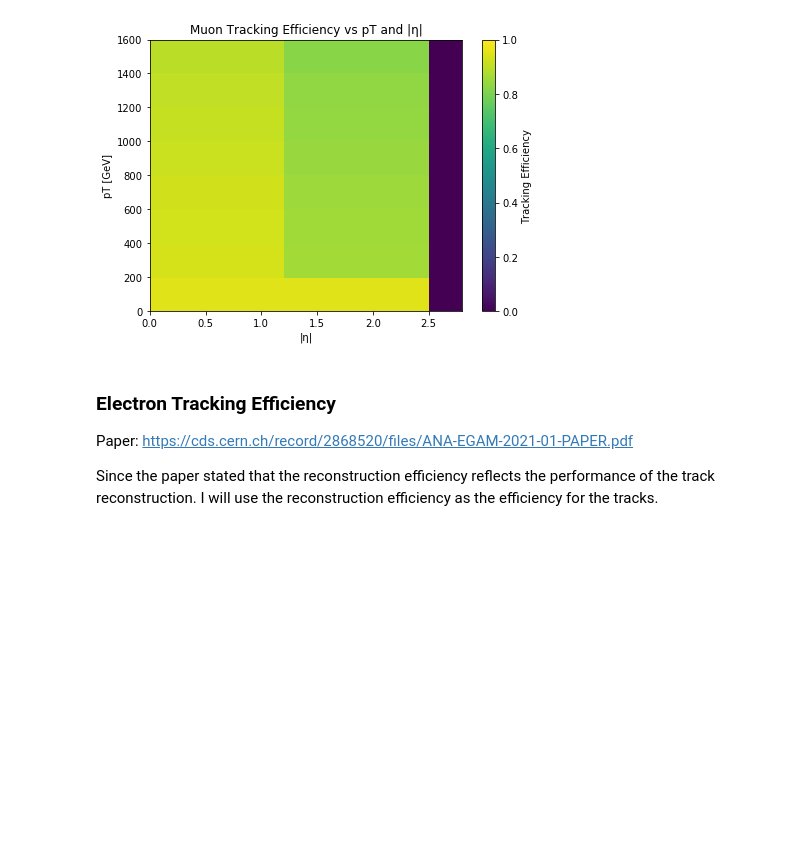
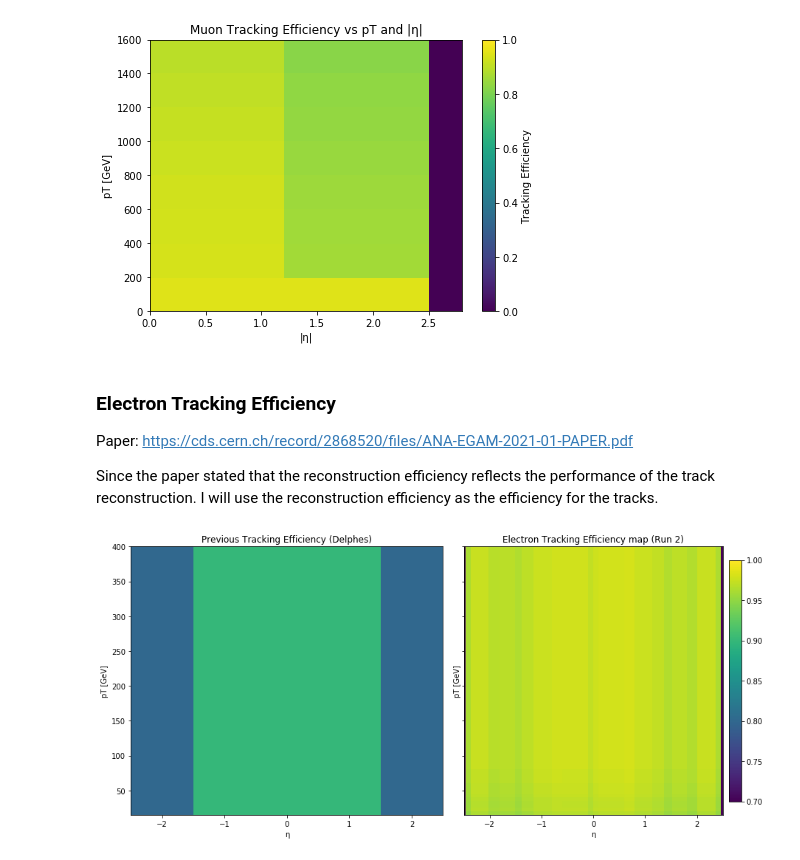
Before and after one commit to delphes/delphes, a Jupyter notebook: cards/update_ATLAS/parameter_fits.ipynb, the cells around one changed output. Saved outputs shown, nothing was run; the diff lists cells and outputs as text; code cells hidden in the pictures; blank space fills up the shorter version.

Commit message:
Electron Tracking Efficiency

```diff
--- a/cards/update_ATLAS/parameter_fits.ipynb
+++ b/cards/update_ATLAS/parameter_fits.ipynb
@@ -183,0 +210,96 @@ Since the paper stated that the reconstruction efficiency reflects the performan
+# %%
+etas = np.linspace(-2.5, 2.5, 400)
+pts = np.linspace(15, 400, 400)
+E, P = np.meshgrid(etas, pts)
+
+def eff_eta(eta):
+    for k, (emin, emax) in e_track_eta_eff.items():
+        val = float(k.split('_')[0])
+        if emin <= eta < emax:
+            return val
+    return 0.0
+
+def eff_pt(pt):
+    for k, (pmin, pmax) in e_track_pt_eff.items():
+        val = float(k.split('_')[0])
+        if pmin <= pt < pmax:
+            return val
+    if pt >= 249.66:
+        return 0.99
+    return 0.0
+
+# --- Previous (Delphes) tracking efficiency ---
+def old_eff(pt, eta):
+    if pt <= 0.5:
+        return 0.0
+    elif abs(eta) <= 1.5:
+        if pt <= 5.0:
+            return 0.85
+        else:
+            return 0.90
+    elif abs(eta) <= 2.5:
+        if pt <= 5.0:
+            return 0.75
+        else:
+            return 0.80
+    else:
+        return 0.0
+
+# Vectorized
+v_eff_eta = np.vectorize(eff_eta)
+v_eff_pt = np.vectorize(eff_pt)
+v_old_eff = np.vectorize(old_eff)
+
+# Combined efficiencies
+Z_new = v_eff_eta(E) * v_eff_pt(P)
+Z_old = v_old_eff(P, E)
+
+# === 2D heatmap comparison ===
+fig, ax = plt.subplots(1, 2, figsize=(13,6), sharex=True, sharey=True)
+im0 = ax[0].pcolormesh(E, P, Z_old, shading='auto', cmap='viridis', vmin=0.7, vmax=1.0)
+im1 = ax[1].pcolormesh(E, P, Z_new, shading='auto', cmap='viridis', vmin=0.7, vmax=1.0)
+cbar1 = plt.colorbar(im1, ax=ax[1], pad=0.02, shrink=0.9)
+ax[0].set_title("Previous Tracking Efficiency (Delphes)")
+ax[1].set_title("Electron Tracking Efficiency map (Run 2)")
+for a in ax:
+    a.set_xlabel("η")
+    a.set_ylabel("pT [GeV]")
+    # a.set_yscale("log")
+    # a.set_ylim(0.5, 400)
+# fig.colorbar(im1, ax=ax, label='Tracking Efficiency ε(pT,η)')
+plt.tight_layout()
+plt.show()
+
+# === Efficiency vs η for fixed pT ===
+fig, ax = plt.subplots(1, 2, figsize=(13,5), sharey=True)
+for pt_fixed in [2, 5, 20, 80, 250]:
+    ax[0].plot(etas, v_old_eff(pt_fixed, etas), label=f"pT={pt_fixed:.0f} GeV")
+    ax[1].plot(etas, v_eff_eta(etas)*eff_pt(pt_fixed), label=f"pT={pt_fixed:.0f} GeV")
+for a in ax:
+    a.set_xlabel("η")
+    a.set_ylabel("Efficiency")
+    a.grid(True)
+    a.legend()
+ax[0].set_title("Previous Efficiency vs η")
+ax[1].set_title("Run 2 Efficiency vs η")
+plt.ylim(0.7, 1.0)
+plt.tight_layout()
+plt.show()
+
+# === Efficiency vs pT for fixed η ===
+fig, ax = plt.subplots(1, 2, figsize=(13,5), sharey=True)
+for eta_fixed in [-2.0, 0.0, 2.0]:
+    ax[0].plot(pts, v_old_eff(pts, eta_fixed), label=f"η={eta_fixed:+.1f}")
+    ax[1].plot(pts, v_eff_pt(pts)*eff_eta(eta_fixed), label=f"η={eta_fixed:+.1f}")
+for a in ax:
+    a.set_xlabel("pT [GeV]")
+    a.set_ylabel("Efficiency")
+    a.grid(True)
+    a.legend()
+ax[0].set_title("Previous Efficiency vs pT")
+ax[1].set_title("Run 2 Efficiency vs pT")
+plt.ylim(0.7, 1.0)
+plt.tight_layout()
+plt.show()
+# %% [output]
+[figure, added]
```
Also changed, not shown: parts of 4 cells of this notebook, 4 other files.
